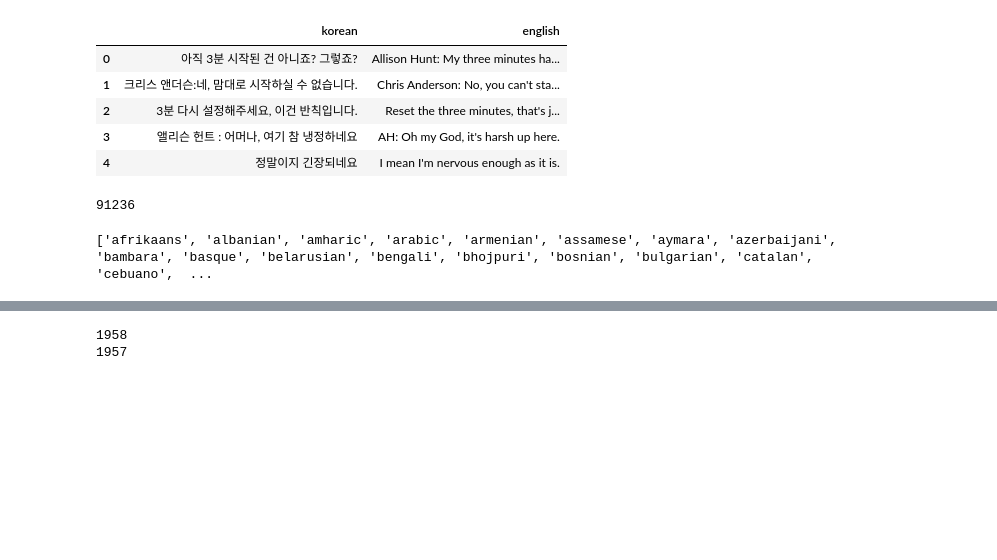
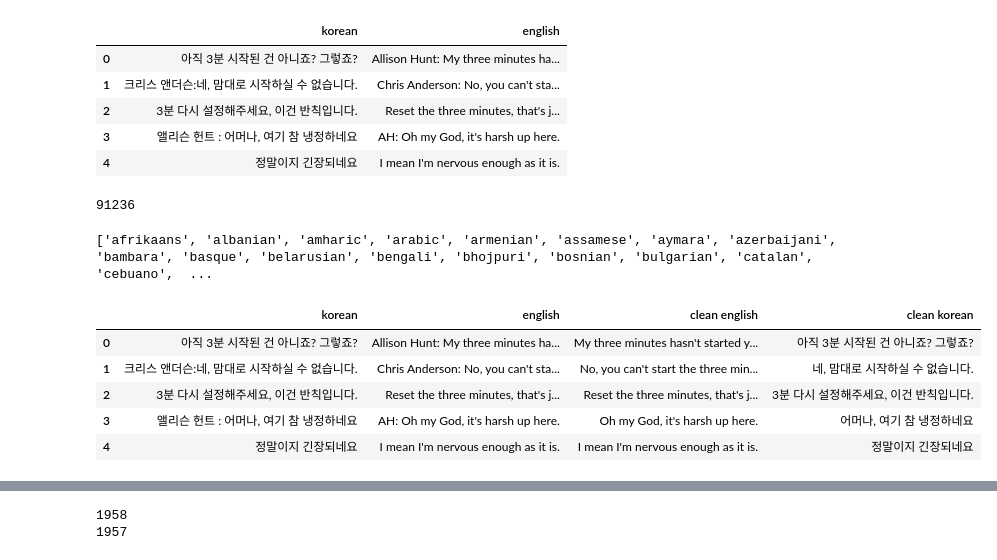
Before and after one commit to Swiftie97/CS653_Final_Project, a Jupyter notebook: translation.ipynb, the cells around one changed output, grey strips where cells are left out. Drawn from its saved outputs; the diff is of its cells as text; code cells hidden in the pictures; blank space fills up the shorter version.

```diff
--- a/translation.ipynb
+++ b/translation.ipynb
@@ -73,6 +74,15 @@ test_df['clean korean'] = test_df['korean'].str.replace(remove_str, "", regex=Tr
 
 val_df['clean english'] = val_df['english'].str.replace(remove_str, "",regex=True)
 val_df['clean korean'] = val_df['korean'].str.replace(remove_str, "", regex=True)
+# %%
+test_df.head()
+# %% [output]
+|  | korean | english | clean english | clean korean |
+| 0 | 아직 3분 시작된 건 아니죠? 그렇죠? | Allison Hunt: My three minutes ha... | My three minutes hasn't started y... | 아직 3분 시작된 건 아니죠? 그렇죠? |
+| 1 | 크리스 앤더슨:네, 맘대로 시작하실 수 없습니다. | Chris Anderson: No, you can't sta... | No, you can't start the three min... | 네, 맘대로 시작하실 수 없습니다. |
+| 2 | 3분 다시 설정해주세요, 이건 반칙입니다. | Reset the three minutes, that's j... | Reset the three minutes, that's j... | 3분 다시 설정해주세요, 이건 반칙입니다. |
+| 3 | 앨리슨 헌트 : 어머나, 여기 참 냉정하네요 | AH: Oh my God, it's harsh up here. | Oh my God, it's harsh up here. | 어머나, 여기 참 냉정하네요 |
+| 4 | 정말이지 긴장되네요 | I mean I'm nervous enough as it is. | I mean I'm nervous enough as it is. | 정말이지 긴장되네요 |
 # %%
 test_df.tail()
 # %% [output]
```
Also changed, not shown: parts of 16 cells of this notebook, 1 other file.
